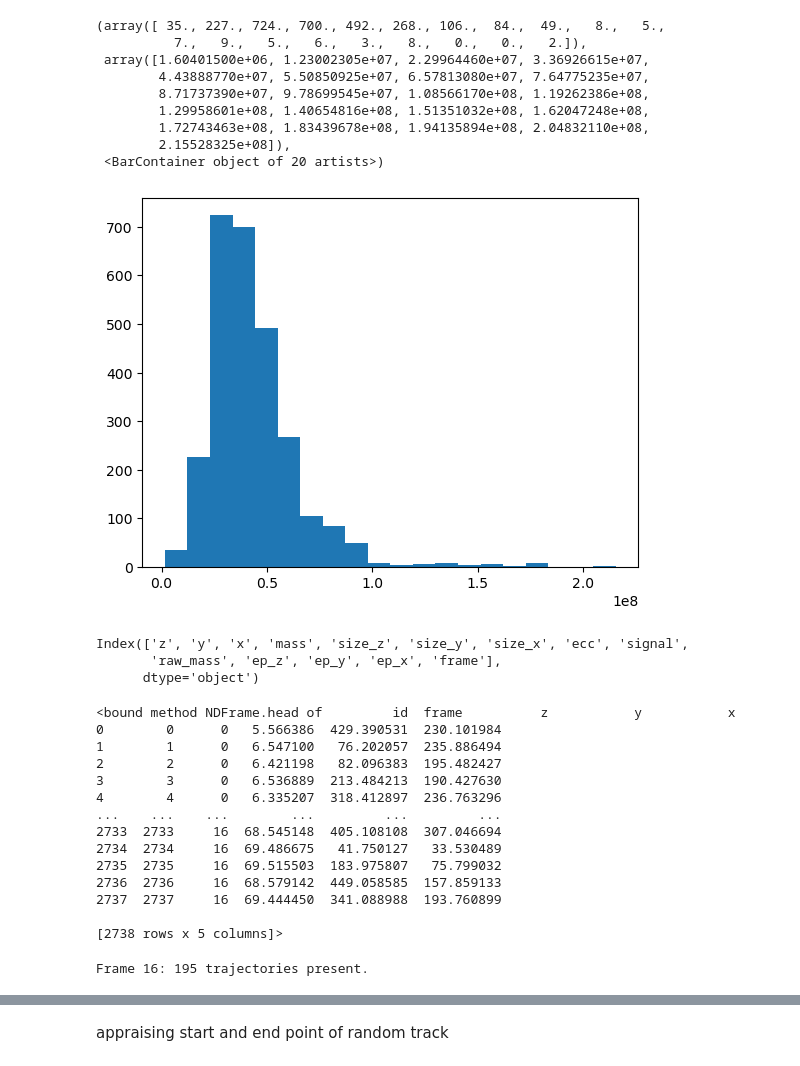
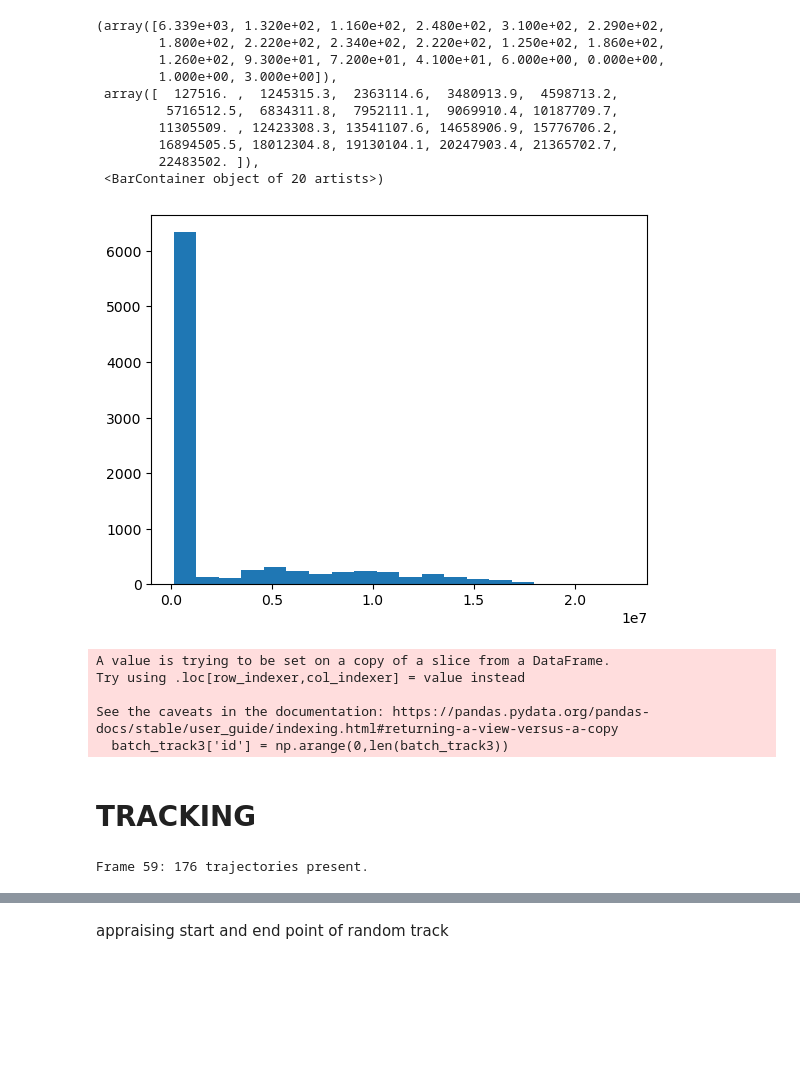
Before and after one commit to QureshiHK/VectorTrackEb3, a Jupyter notebook: trackpy_fastimaging_3D.ipynb, the cells around one changed output, grey strips where cells are left out. Cells and saved outputs as stored; diff of their text form; code cells hidden in the pictures; blank space fills up the shorter version.

```diff
--- a/trackpy_fastimaging_3D.ipynb
+++ b/trackpy_fastimaging_3D.ipynb
@@ -27,3 +58,3 @@ viewer.layers['eb3-GFP Corrected (Exponential Curve Method)'].scale=[6,1,1]
 # %%
-max_z_fast = viewer.layers['eb3-GFP Corrected (Exponential Curve Method)'].data
+max_z_fast = viewer.layers[debleach_name].data
 # %% [markdown]
@@ -31,3 +62,3 @@ max_z_fast = viewer.layers['eb3-GFP Corrected (Exponential Curve Method)'].data
 # %%
-batch_track = tp.batch(max_z_fast[:17],diameter=(9,51,51), minmass=400, separation=(5,17,17), noise_size=(4,4,4), percentile=40)
+batch_track = tp.batch(max_z_fast[:60],diameter=(5,51,51), minmass=10000, separation=(3,21,21), noise_size=(2,3,3), percentile=15) #segmentation code, modify params here for comet detection
 # %% [output]
@@ -60,0 +69,6 @@ batch_track.head
+# %%
+batch_track2 = batch_track.dropna(axis=1,how='all') #ecc field seems to be returning NaN sometimes, so just in case it does we discard it.
+isverbose(batch_track2.head,vb_chk)
+# %%
+batch_track3=batch_track2.dropna(axis=0) #once ecc field is dropped we can remove individual rows yielding NaN. dropna will just discard most of the table if we try to do this in one line, as axis=0 will discard everything while ecc is still in (if it is displaying NaN)
+isverbose(batch_track3.head,vb_chk)
@@ -61,23 +81,26 @@ batch_track.head
 # %%
 fig,ax=plt.subplots()
-ax.hist(batch_track['raw_mass'], bins=20)
+ax.hist(batch_track3['raw_mass'], bins=20)
 # %% [output]
-(array([ 35., 227., 724., 700., 492., 268., 106.,  84.,  49.,   8.,   5.,
-          7.,   9.,   5.,   6.,   3.,   8.,   0.,   0.,   2.]),
- array([1.60401500e+06, 1.23002305e+07, 2.29964460e+07, 3.36926615e+07,
-        4.43888770e+07, 5.50850925e+07, 6.57813080e+07, 7.64775235e+07,
-        8.71737390e+07, 9.78699545e+07, 1.08566170e+08, 1.19262386e+08,
-        1.29958601e+08, 1.40654816e+08, 1.51351032e+08, 1.62047248e+08,
-        1.72743463e+08, 1.83439678e+08, 1.94135894e+08, 2.04832110e+08,
-        2.15528325e+08]),
+(array([6.339e+03, 1.320e+02, 1.160e+02, 2.480e+02, 3.100e+02, 2.290e+02,
+        1.800e+02, 2.220e+02, 2.340e+02, 2.220e+02, 1.250e+02, 1.860e+02,
+        1.260e+02, 9.300e+01, 7.200e+01, 4.100e+01, 6.000e+00, 0.000e+00,
+        1.000e+00, 3.000e+00]),
+ array([  127516. ,  1245315.3,  2363114.6,  3480913.9,  4598713.2,
+         5716512.5,  6834311.8,  7952111.1,  9069910.4, 10187709.7,
+        11305509. , 12423308.3, 13541107.6, 14658906.9, 15776706.2,
+        16894505.5, 18012304.8, 19130104.1, 20247903.4, 21365702.7,
+        22483502. ]),
  <BarContainer object of 20 artists>)
-[figure, old version]
+[figure, new version]
 # %%
-batch_track.columns
+isverbose(batch_track3.columns,vb_chk) #inspecting reworked dataframe with NaN;s removed. Most columns should still be here.
-# %% [output]
-Index(['z', 'y', 'x', 'mass', 'size_z', 'size_y', 'size_x', 'ecc', 'signal',
-       'raw_mass', 'ep_z', 'ep_y', 'ep_x', 'frame'],
-      dtype='object')
 # %%
-batch_track['id'] = np.arange(0,len(batch_track))
+batch_track3['id'] = np.arange(0,len(batch_track3))
+# %% [output]
+A value is trying to be set on a copy of a slice from a DataFrame.
+Try using .loc[row_indexer,col_indexer] = value instead
+
+See the caveats in the documentation: https://pandas.pydata.org/pandas-docs/stable/user_guide/indexing.html#returning-a-view-versus-a-copy
+  batch_track3['id'] = np.arange(0,len(batch_track3))
 # %%
@@ -85,22 +108,9 @@ batch_track_reorg=batch_track[["id","frame","z","y","x"]]
 # %%
-batch_track_reorg.head
+isverbose(batch_track_reorg.head,vb_chk)
-# %% [output]
-<bound method NDFrame.head of         id  frame          z           y           x
-0        0      0   5.566386  429.390531  230.101984
-1        1      0   6.547100   76.202057  235.886494
-2        2      0   6.421198   82.096383  195.482427
-3        3      0   6.536889  213.484213  190.427630
-4        4      0   6.335207  318.412897  236.763296
-...    ...    ...        ...         ...         ...
-2733  2733     16  68.545148  405.108108  307.046694
-2734  2734     16  69.486675   41.750127   33.530489
-2735  2735     16  69.515503  183.975807   75.799032
-2736  2736     16  68.579142  449.058585  157.859133
-2737  2737     16  69.444450  341.088988  193.760899
-
-[2738 rows x 5 columns]>
+# %% [markdown]
+# TRACKING
 # %%
-t = tp.link(batch_track_reorg,search_range=(5,15,15),memory=5)
+trax = tp.link(batch_track_reorg,search_range=(3,17,17),memory=5) #increasing the range and memory can help produce more positive tracks, especially in the x,y axes where the resolution is quite high. This repersents the radius within which to look for the next hit in the track.
 # %% [output]
-Frame 16: 195 trajectories present.
+Frame 59: 176 trajectories present.
 # %%
```
Also changed, not shown: parts of 51 cells of this notebook.
